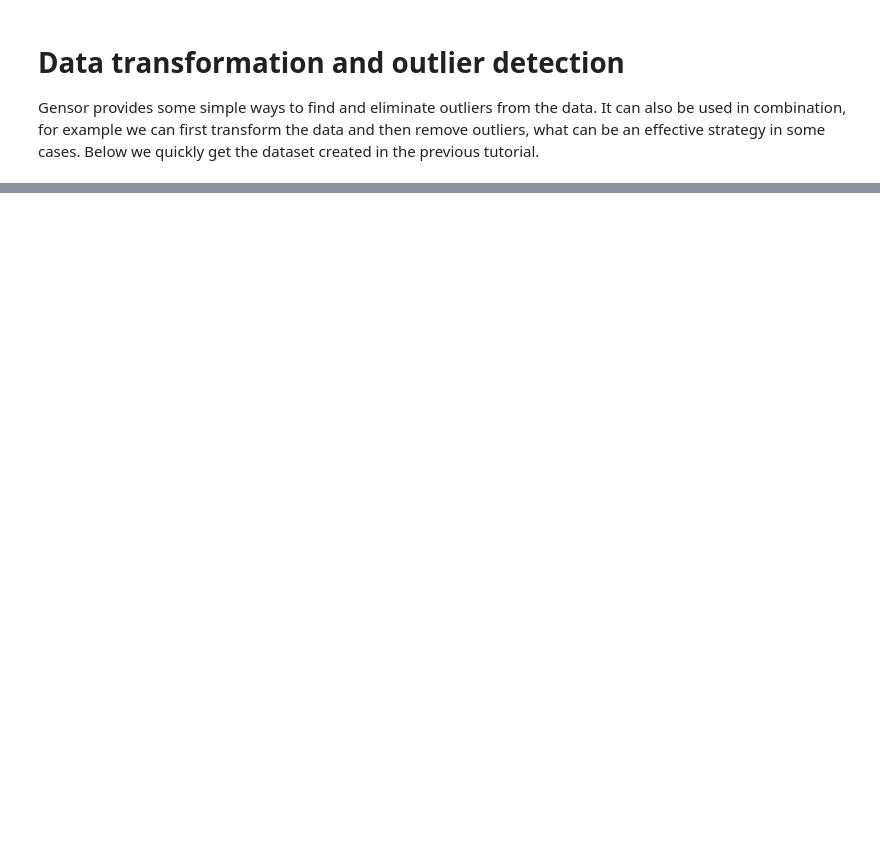
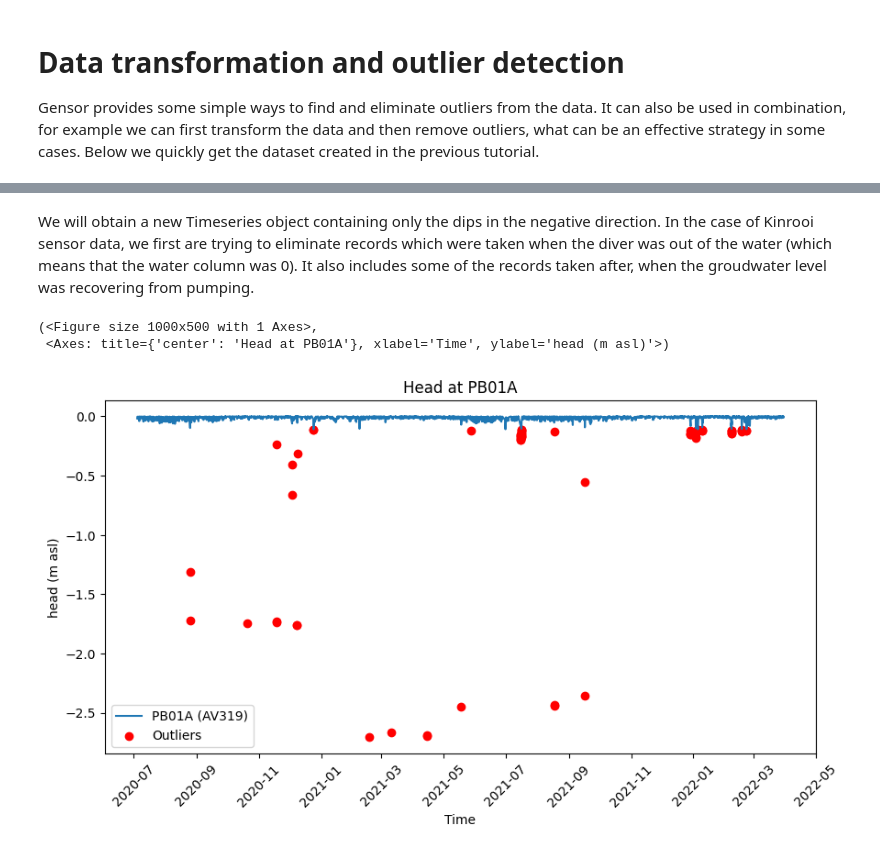
Before and after one commit to zawadzkim/gensor, a Jupyter notebook: docs/notebooks/001-transformation-and-outliers.ipynb, the cells around one changed output, grey strips where cells are left out. Cells and saved outputs as stored; diff of their text form; code cells hidden in the pictures; blank space fills up the shorter version.

Commit message:
Cleaned u the code, finished transformation notebook

```diff
--- a/docs/notebooks/001-transformation-and-outliers.ipynb
+++ b/docs/notebooks/001-transformation-and-outliers.ipynb
@@ -59,0 +79,13 @@ Timeseries object has a few options to transform the data in case you need to pe
+# %% [markdown]
+We will obtain a new Timeseries object containing only the dips in the negative direction. In the case of Kinrooi sensor data, we first are trying to eliminate records which were taken when the diver was out of the water (which means that the water column was 0). It also includes some of the records taken after, when the groudwater level was recovering from pumping.
+# %%
+ts_diff = ts.transform('difference', periods=12)
+ts_diff_dips = ts_diff.loc[ts_diff.ts < 0]
+
+# we've obtained a timeseries which has identified outliers. We can use those to mask our original series.
+ts_identified_outliers = ts_diff_dips.detect_outliers('zscore', threshold=1.0)
+ts_identified_outliers.plot(include_outliers=True)
+# %% [output]
+(<Figure size 1000x500 with 1 Axes>,
+ <Axes: title={'center': 'Head at PB01A'}, xlabel='Time', ylabel='head (m asl)'>)
+[figure, added]
```
Also changed, not shown: parts of 7 cells of this notebook, 11 other files.
